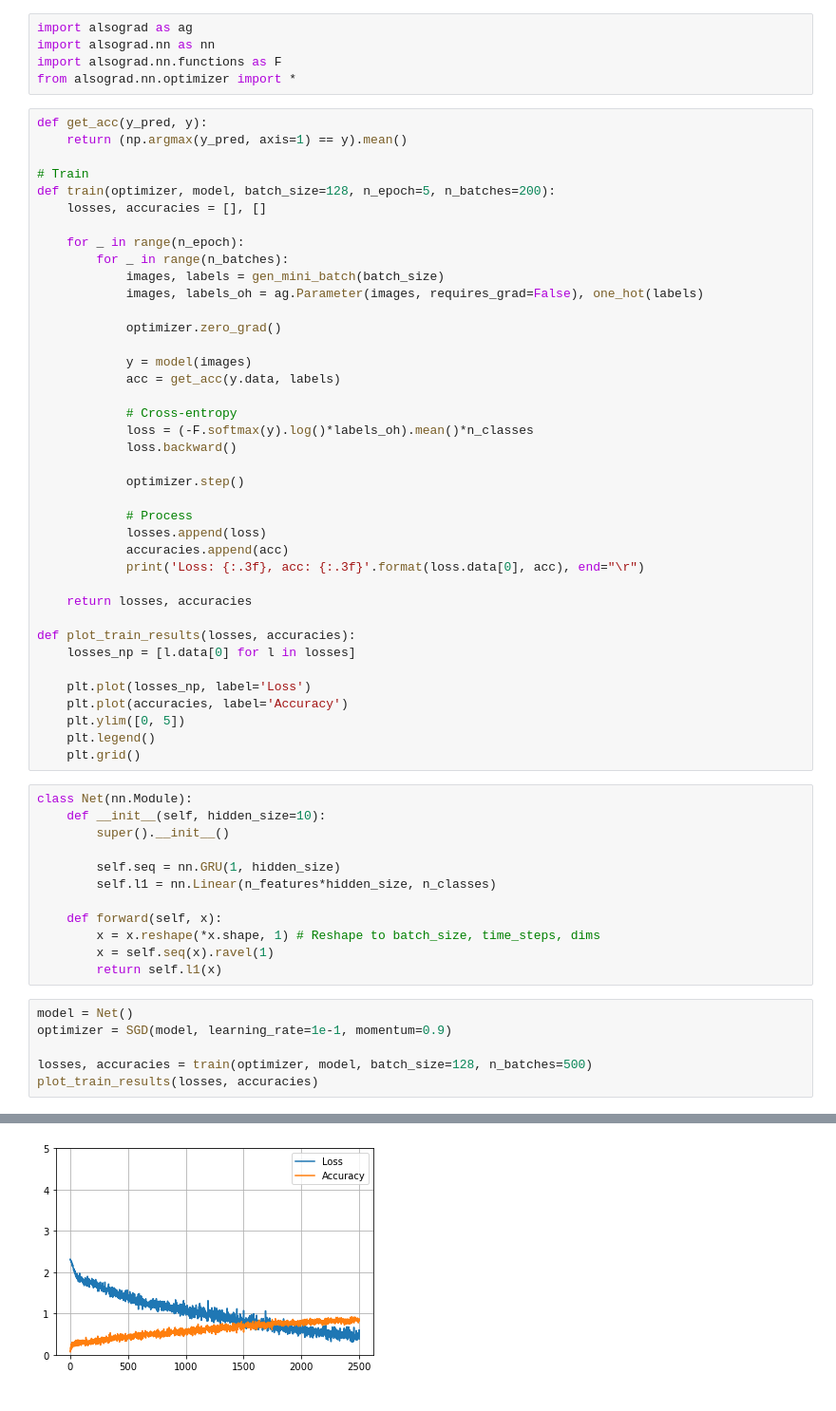
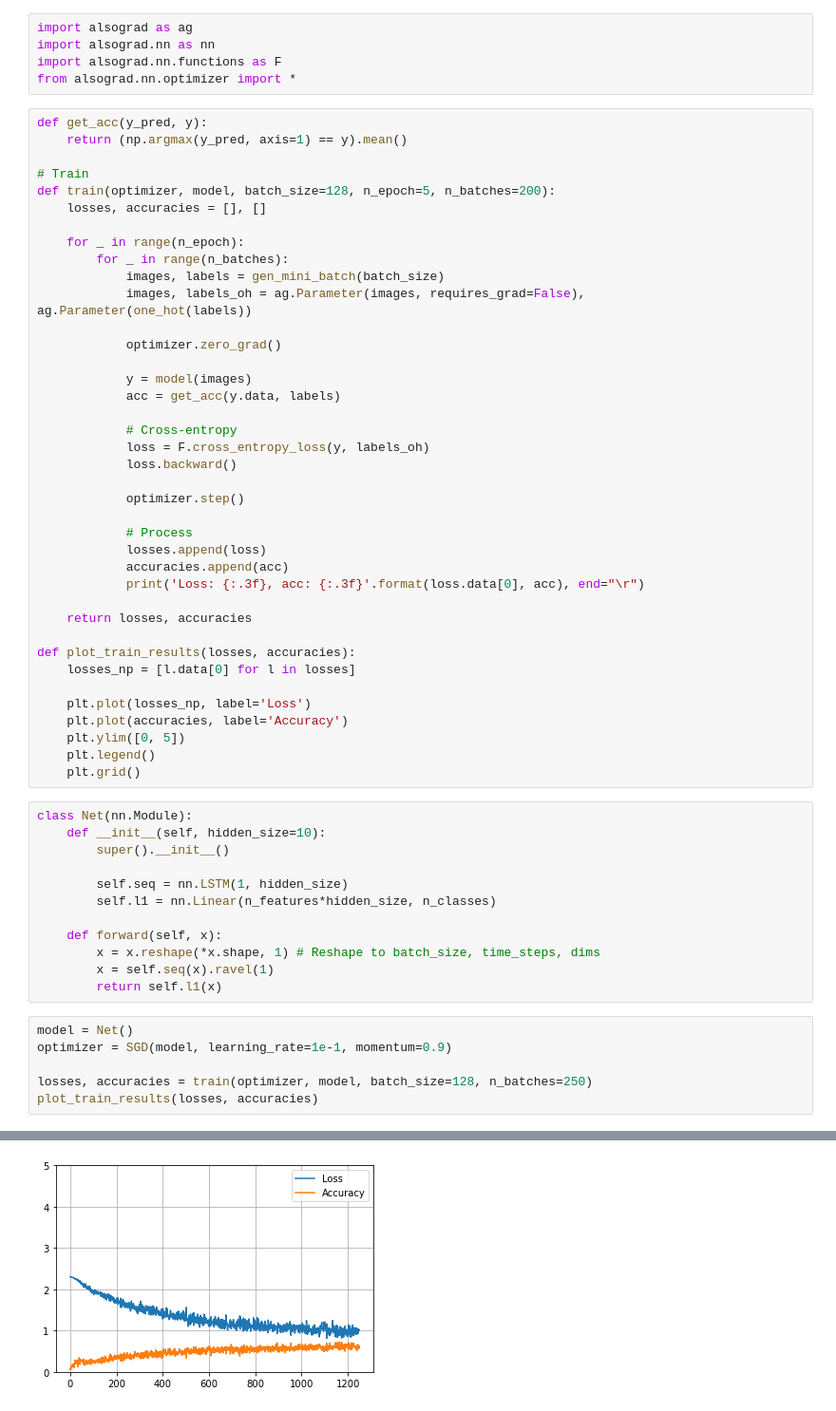
Before and after one commit to RoyVorster/also-grad, a Jupyter notebook: examples/mnist1d.ipynb, the cells around one changed output, grey strips where cells are left out. Shown: that part at 95% size. Saved outputs shown, nothing was run; the diff lists cells and outputs as text.

Commit message:
add cross entropy loss, add lstm to examples

```diff
--- a/examples/mnist1d.ipynb
+++ b/examples/mnist1d.ipynb
@@ -46,7 +46,7 @@ def train(optimizer, model, batch_size=128, n_epoch=5, n_batches=200):
     for _ in range(n_epoch):
         for _ in range(n_batches):
             images, labels = gen_mini_batch(batch_size)
-            images, labels_oh = ag.Parameter(images, requires_grad=False), one_hot(labels)
+            images, labels_oh = ag.Parameter(images, requires_grad=False), ag.Parameter(one_hot(labels))
 
             optimizer.zero_grad()
 
@@ -54,7 +54,7 @@ def train(optimizer, model, batch_size=128, n_epoch=5, n_batches=200):
             acc = get_acc(y.data, labels)
 
             # Cross-entropy
-            loss = (-F.softmax(y).log()*labels_oh).mean()*n_classes
+            loss = F.cross_entropy_loss(y, labels_oh)
             loss.backward()
 
             optimizer.step()
@@ -79,7 +79,7 @@ class Net(nn.Module):
     def __init__(self, hidden_size=10):
         super().__init__()
 
-        self.seq = nn.GRU(1, hidden_size)
+        self.seq = nn.LSTM(1, hidden_size)
         self.l1 = nn.Linear(n_features*hidden_size, n_classes)
 
     def forward(self, x):
@@ -90,6 +90,6 @@ class Net(nn.Module):
 model = Net()
 optimizer = SGD(model, learning_rate=1e-1, momentum=0.9)
 
-losses, accuracies = train(optimizer, model, batch_size=128, n_batches=500)
+losses, accuracies = train(optimizer, model, batch_size=128, n_batches=250)
 plot_train_results(losses, accuracies)
 # %% [output]
@@ -97 +97 @@ Loss: 0.380, acc: 0.867
-[figure, old version]
+[figure, new version]
```
Also changed, not shown: parts of 1 cell of this notebook, 2 other files.
